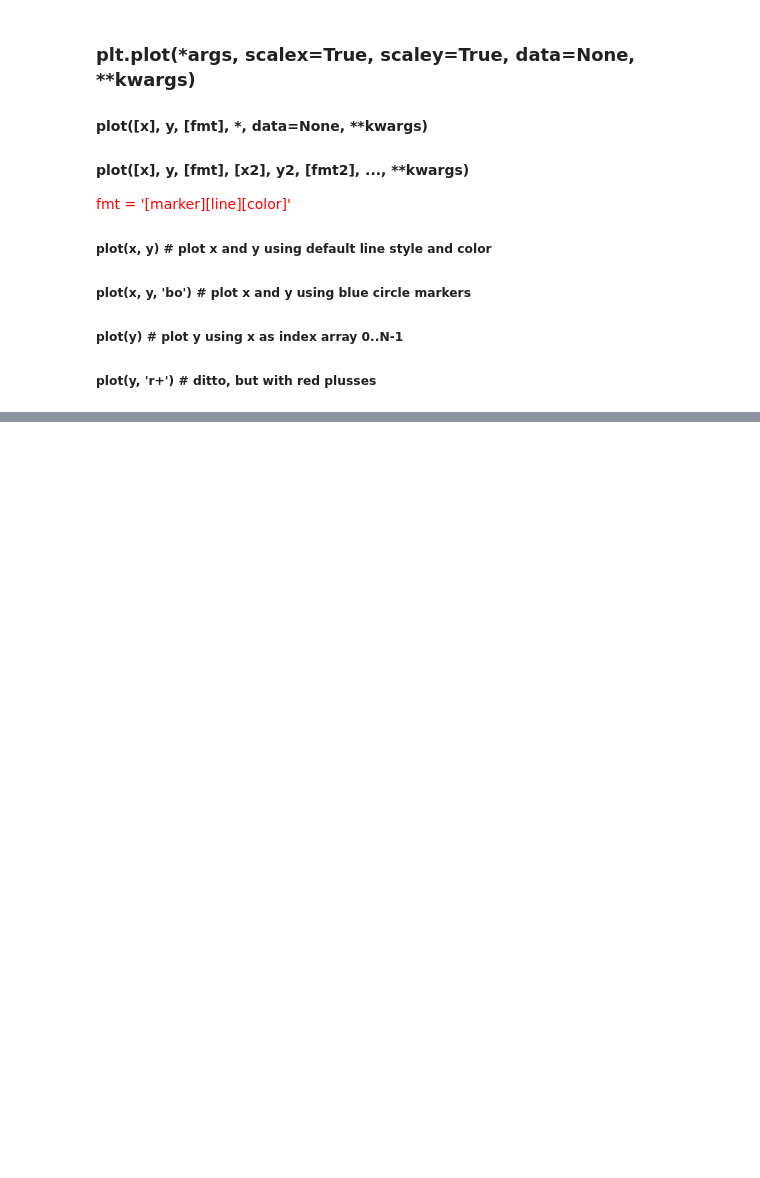
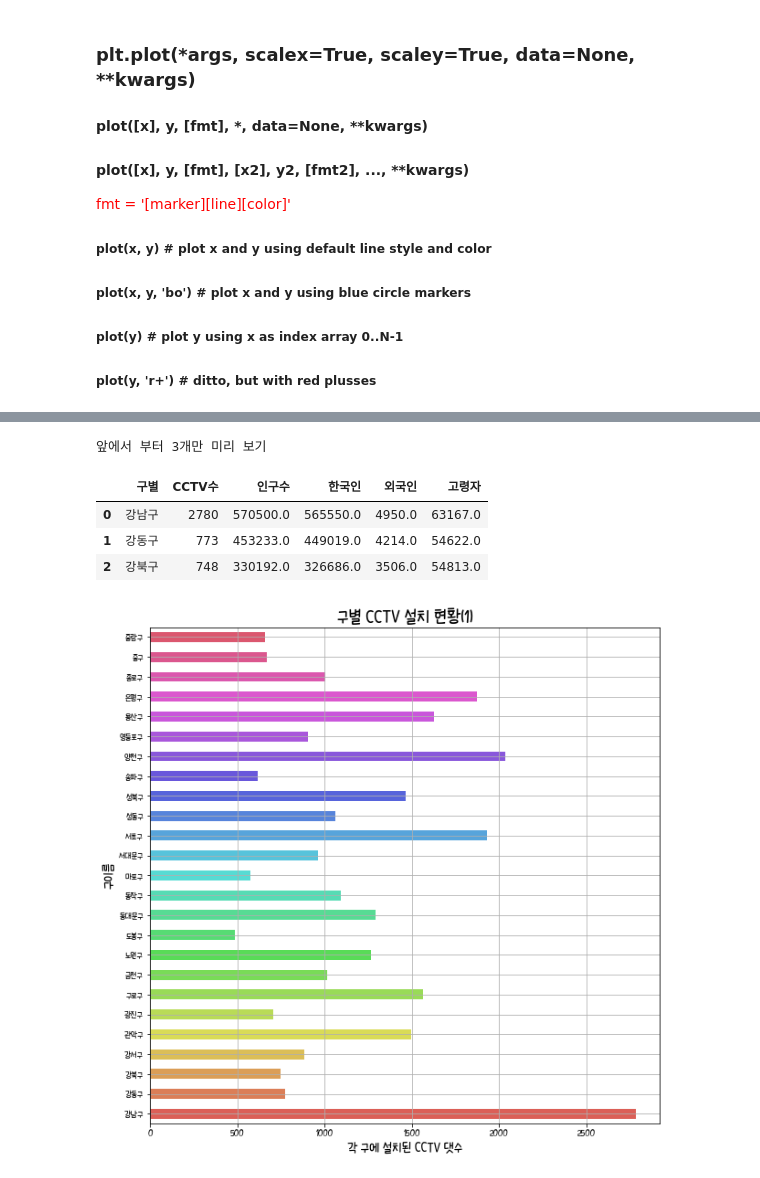
Before and after one commit to Hyun-JaeUng/Python-practice, a Jupyter notebook: exam7.ipynb, the cells around one changed output, grey strips where cells are left out. Saved outputs shown, nothing was run; the diff lists cells and outputs as text; code cells hidden in the pictures; blank space fills up the shorter version.

```diff
--- a/exam7.ipynb
+++ b/exam7.ipynb
@@ -1678,0 +1785,25 @@ plt.show()
+# %%
+import pandas as pd
+import seaborn as sns
+from matplotlib import pyplot as plt
+data_result = pd.read_csv("./data/cctv_seoul.csv")
+
+print("앞에서 부터 3개만 미리 보기")
+display( data_result.head(3))
+data_result.set_index('구별', inplace=True)
+data_result.head()
+mycolors = sns.color_palette('hls',len(data_result['CCTV수']))
+plt.figure(figsize=(10,10))
+data_result['CCTV수'].plot(kind='barh', grid=True, color=mycolors)
+plt.xlabel('각 구에 설치된 CCTV 댓수', size=15)
+plt.ylabel('구이름', size=15)
+plt.title('구별 CCTV 설치 현황(1)', size=20)
+plt.savefig("output/hw1.png")
+plt.show()
+# %% [output]
+앞에서 부터 3개만 미리 보기
+|  | 구별 | CCTV수 | 인구수 | 한국인 | 외국인 | 고령자 |
+| 0 | 강남구 | 2780 | 570500.0 | 565550.0 | 4950.0 | 63167.0 |
+| 1 | 강동구 | 773 | 453233.0 | 449019.0 | 4214.0 | 54622.0 |
+| 2 | 강북구 | 748 | 330192.0 | 326686.0 | 3506.0 | 54813.0 |
+[figure, added]
```
Also changed, not shown: parts of 54 cells of this notebook.
